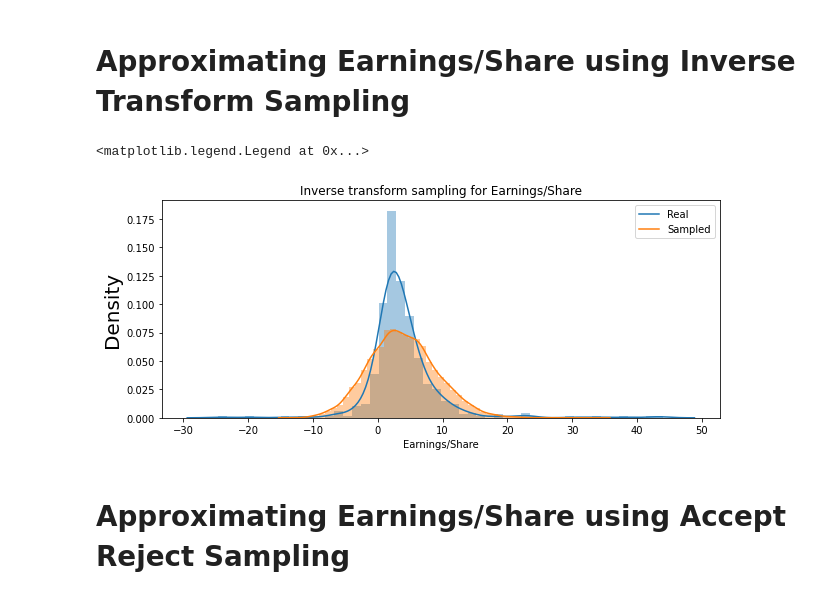
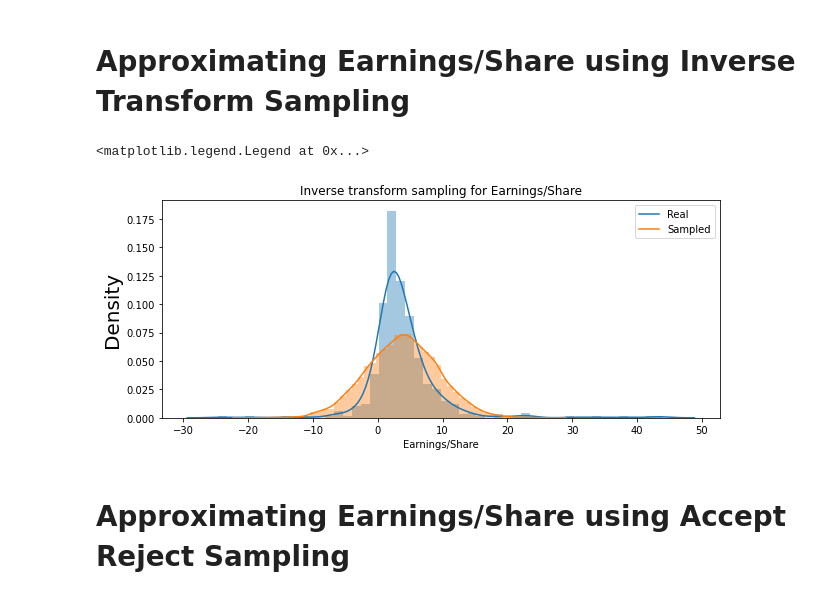
Before and after one commit to morkovka1337/multidimensional_data_processing, a Jupyter notebook: task3_BAMT.ipynb, the cells around one changed output. Saved outputs shown, nothing was run; the diff lists cells and outputs as text; code cells hidden in the pictures.

```diff
--- a/task3_BAMT.ipynb
+++ b/task3_BAMT.ipynb
@@ -228,21 +228,21 @@ Efficiency: 0.486
 # Approximating Earnings/Share using Inverse Transform Sampling
 # %%
 
-params_earnings = st.lognorm.fit(data['Earnings/Share'])
-sampled_earnings = inverse_transform_sampling(10000, st.lognorm, params_earnings)
+params_earnings = st.norm.fit(data['Earnings/Share'])
+sampled_earnings = inverse_transform_sampling(10000, st.norm, params_earnings)
 
 
 plt.figure(figsize=(10, 4))
 sns.distplot(data['Earnings/Share'], kde=True, label='initial data',)
 sns.distplot(sampled_earnings, kde=True, norm_hist=True, label='sampled data')
 
 
 plt.ylabel('Density', fontsize=20)
 plt.title('Inverse transform sampling for Earnings/Share')
 plt.legend(['Real', 'Sampled'])
 # %% [output]
 <matplotlib.legend.Legend at 0x...>
-[figure, old version]
+[figure, new version]
 # %% [markdown]
 # Approximating Earnings/Share using Accept Reject Sampling
 # %%
```
Also changed, not shown: parts of 6 cells of this notebook, 2 other files.
